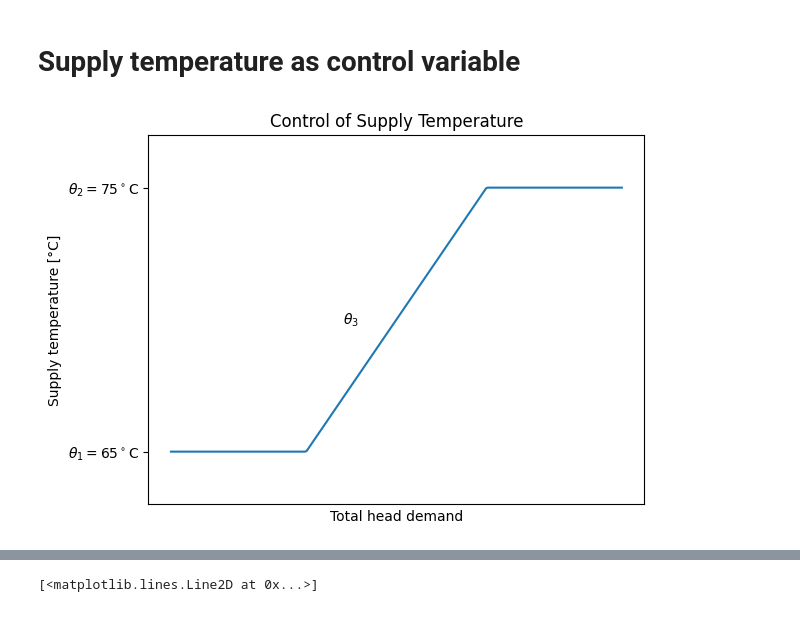
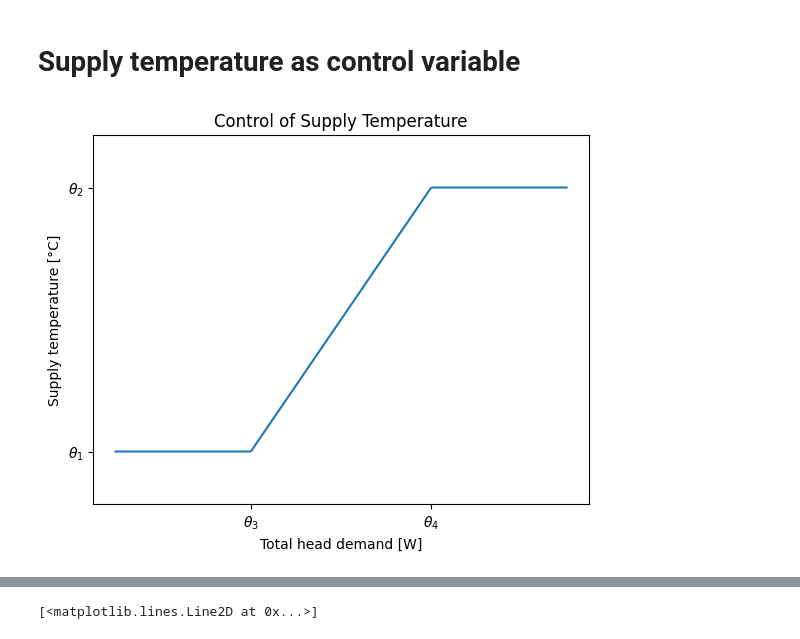
Before and after one commit to Pietervb2/thesis, a Jupyter notebook: obtain_realistic parameters.ipynb, the cells around one changed output, grey strips where cells are left out. Saved outputs shown, nothing was run; the diff lists cells and outputs as text; code cells hidden in the pictures.

```diff
--- a/obtain_realistic parameters.ipynb
+++ b/obtain_realistic parameters.ipynb
@@ -603,49 +604,35 @@ for i, xi in enumerate(x):
         T_supply[i] = 75          # saturated region
 
 # Plot
 plt.figure()
 plt.plot(x, T_supply)
-plt.xlabel("Total head demand")
+plt.xlabel("Total head demand [W]")
 plt.ylabel("Supply temperature [°C]")
 plt.title("Control of Supply Temperature")
 
 # # --- keep existing ticks and add T1, T2 ---
 ax = plt.gca()
 # yticks = ax.get_yticks()
 
 # # Add 65 and 75 if they are not already present
 # yticks = np.unique(np.append(yticks, [65, 75]))
 # ax.set_yticks(yticks)
 # # Create labels, replacing only T1 and T2
 # ytick_labels = []
 # for y in yticks:
 #     if np.isclose(y, 65):
 #         ytick_labels.append(r"$T_1$")
 #     elif np.isclose(y, 75):
 #         ytick_labels.append(r"$T_2$")
 #     else:
 #         ytick_labels.append(f"{y:.0f}")
 
 # ax.set_yticklabels(ytick_labels)
-plt.yticks([65, 75], [r"$\theta_1 = 65^\circ$C", r"$\theta_2 = 75^\circ$C"])
+plt.yticks([65, 75], [r"$\theta_1$", r"$\theta_2$"])
 plt.ylim(63, 77)
-
-
-# Theta_1 annotation in the middle of the linear region
-# x_theta = 0.45  # midpoint of linear region (0.3 to 0.7)
-# T_theta = 65 + (x_theta - 0.3) * (10 / 0.4)
-x_theta = 0.4
-T_theta = 70
-
-ax.text(
-    x_theta,
-    T_theta,
-    r"$\theta_3$",
-    ha="center",
-    va="center"
-)
-plt.xticks([])
+# Add theta3 and theta4 on x-axis
+plt.xticks([0.3, 0.7], [r"$\theta_3$", r"$\theta_4$"])
 
 plt.show()
 # %% [output]
-[figure, old version]
+[figure, new version]
```
Also changed, not shown: parts of 3 cells of this notebook, 8 other files.
